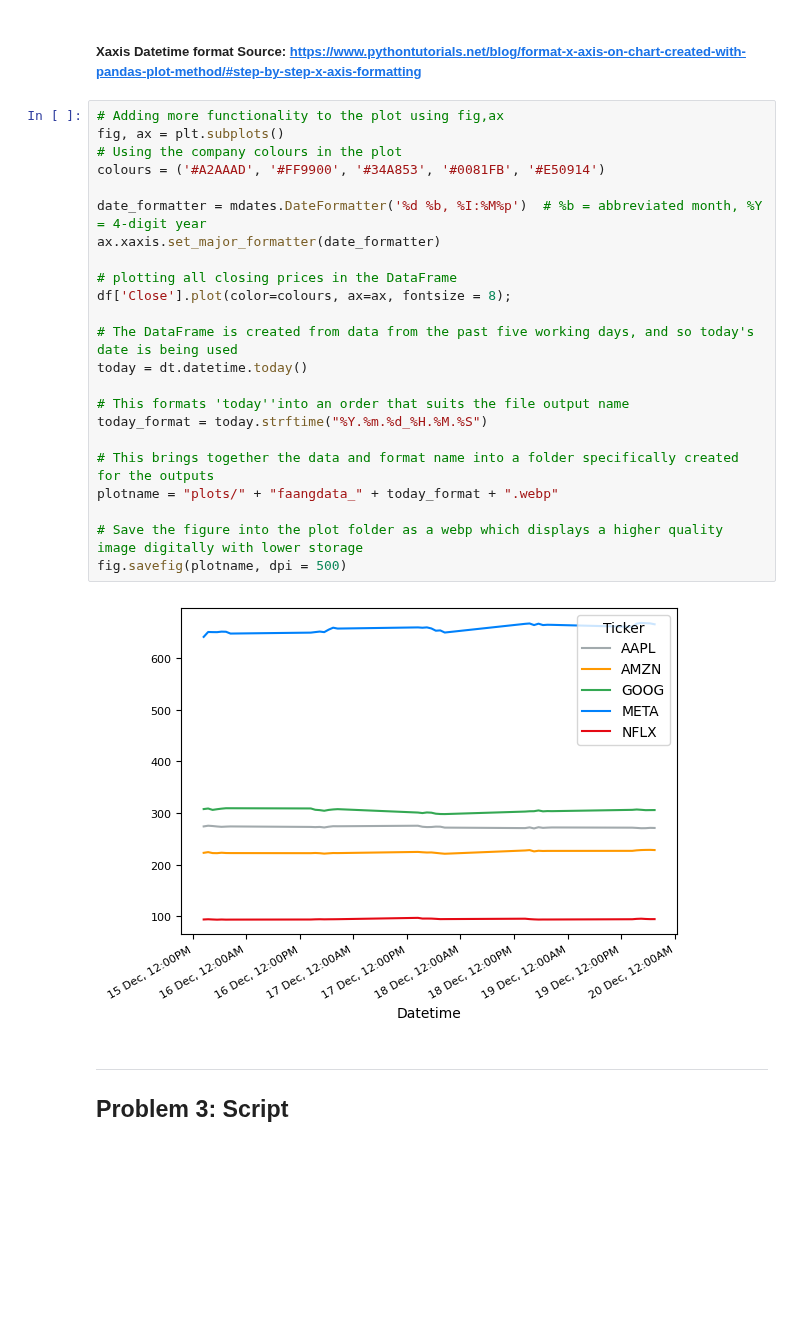
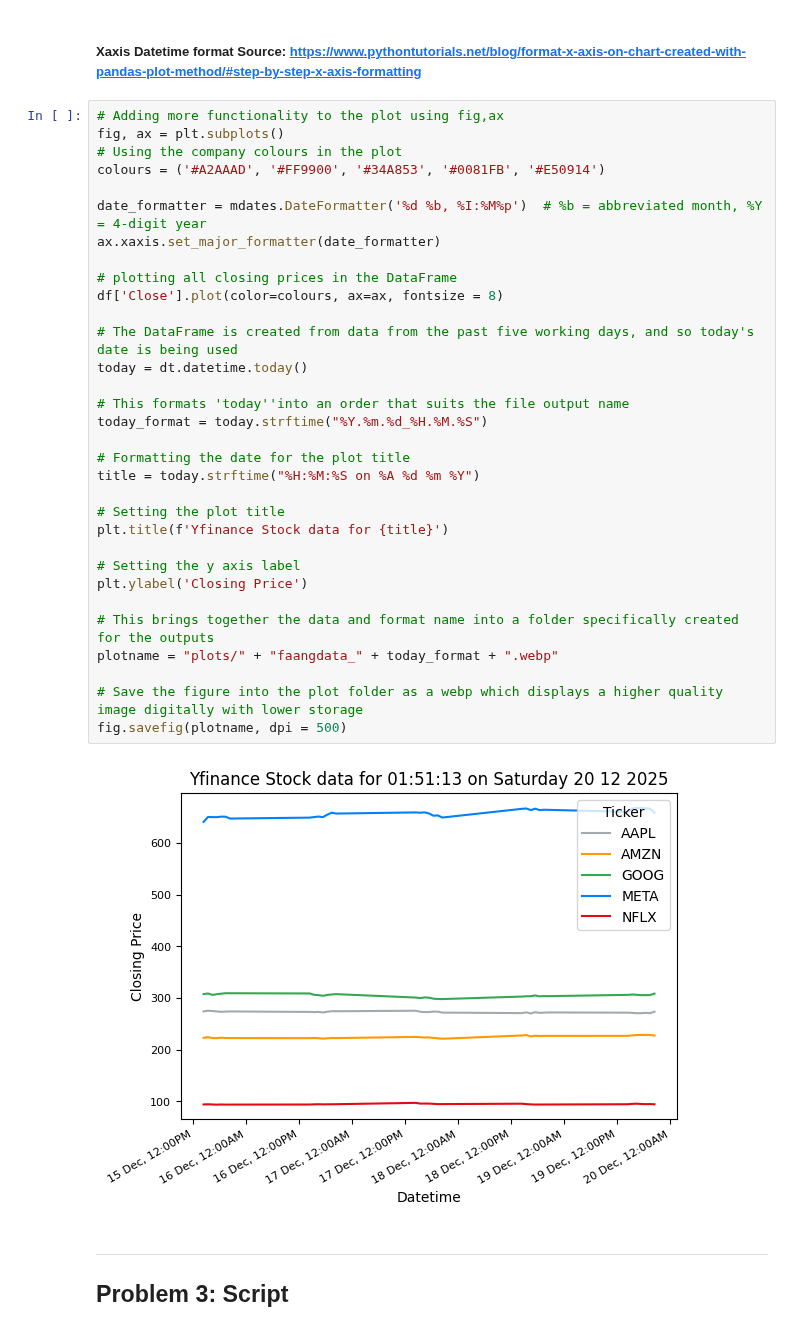
Before and after one commit to FaolanH/computer-infrastructure-assessment, a Jupyter notebook: problems.ipynb, the cells around one changed output. Cells and saved outputs as stored; diff of their text form; blank space fills up the shorter version.

```diff
--- a/problems.ipynb
+++ b/problems.ipynb
@@ -159,28 +160,37 @@ MultiIndex([( 'Close', 'AAPL'),
 # %%
 # Adding more functionality to the plot using fig,ax
 fig, ax = plt.subplots()
 # Using the company colours in the plot
 colours = ('#A2AAAD', '#FF9900', '#34A853', '#0081FB', '#E50914')
 
 date_formatter = mdates.DateFormatter('%d %b, %I:%M%p')  # %b = abbreviated month, %Y = 4-digit year
 ax.xaxis.set_major_formatter(date_formatter)
 
 # plotting all closing prices in the DataFrame
-df['Close'].plot(color=colours, ax=ax, fontsize = 8);
+df['Close'].plot(color=colours, ax=ax, fontsize = 8)
 
 # The DataFrame is created from data from the past five working days, and so today's date is being used
 today = dt.datetime.today()
 
 # This formats 'today''into an order that suits the file output name
 today_format = today.strftime("%Y.%m.%d_%H.%M.%S")
 
+# Formatting the date for the plot title
+title = today.strftime("%H:%M:%S on %A %d %m %Y")
+
+# Setting the plot title
+plt.title(f'Yfinance Stock data for {title}')
+
+# Setting the y axis label
+plt.ylabel('Closing Price')
+
 # This brings together the data and format name into a folder specifically created for the outputs
 plotname = "plots/" + "faangdata_" + today_format + ".webp"
 
 # Save the figure into the plot folder as a webp which displays a higher quality image digitally with lower storage
 fig.savefig(plotname, dpi = 500)
 # %% [output]
-[figure, old version]
+[figure, new version]
 # %% [markdown]
 -----
 ## Problem 3: Script
```
Also changed, not shown: parts of 6 cells of this notebook, 14 other files.
